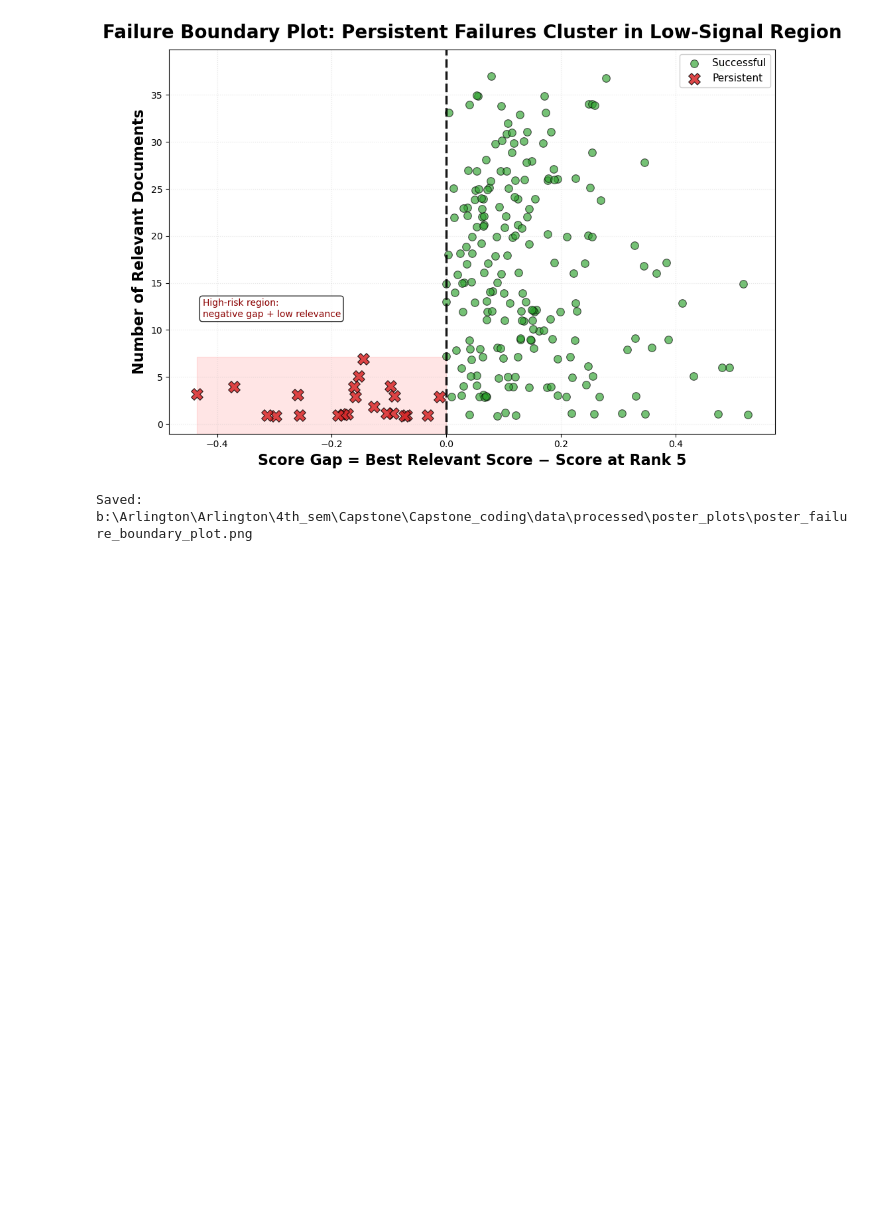
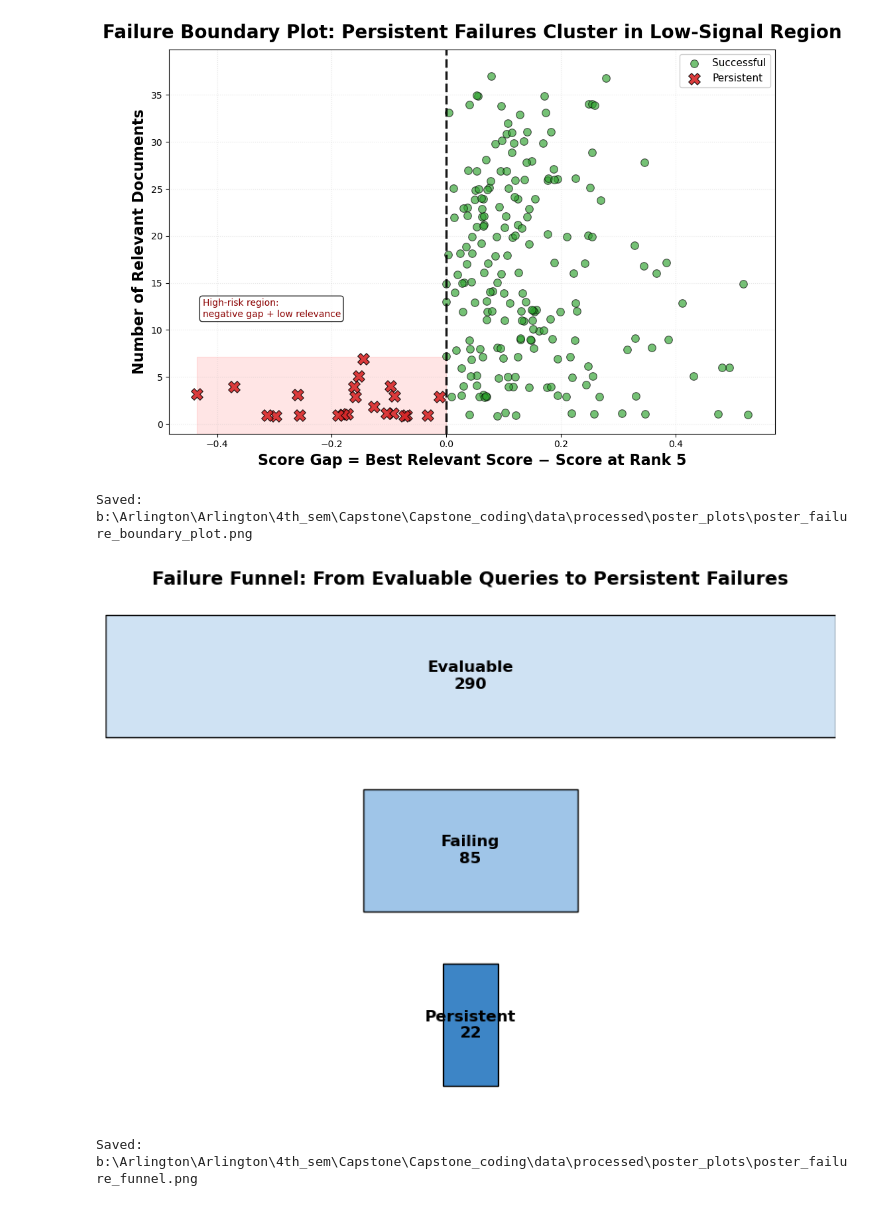
Before and after one commit to KushalMarahatta/Capstone_coding, a Jupyter notebook: notebooks/Poster_plots.ipynb, the cells around one changed output. Drawn from its saved outputs; the diff is of its cells as text; code cells hidden in the pictures; blank space fills up the shorter version.

```diff
--- a/notebooks/Poster_plots.ipynb
+++ b/notebooks/Poster_plots.ipynb
@@ -690,3 +722,53 @@ print("Saved:", output_path)
 # %% [output]
 [figure]
 Saved: b:\Arlington\Arlington\4th_sem\Capstone\Capstone_coding\data\processed\poster_plots\poster_failure_boundary_plot.png
+# %%
+# Optional Poster Plot: Sparsity Funnel
+import pandas as pd
+import matplotlib.pyplot as plt
+from pathlib import Path
+
+PROJECT_ROOT = Path.cwd().parent
+PHASE8_OUTPUT = PROJECT_ROOT / 'data' / 'processed' / 'phase8_structural_analysis'
+POSTER_OUTPUT = PROJECT_ROOT / 'data' / 'processed' / 'poster_plots'
+POSTER_OUTPUT.mkdir(parents=True, exist_ok=True)
+
+summary_json = PHASE8_OUTPUT / 'phase8_summary.json'
+
+import json
+with open(summary_json, 'r') as f:
+    s = json.load(f)
+
+stages = ['Evaluable', 'Failing', 'Persistent']
+values = [
+    s['persistent_count'] + s['non_persistent_count'] + s['successful_count'],
+    s['persistent_count'] + s['non_persistent_count'],
+    s['persistent_count']
+]
+
+fig, ax = plt.subplots(figsize=(8, 6))
+
+max_width = max(values)
+y_positions = [2, 1, 0]
+colors = ['#cfe2f3', '#9fc5e8', '#3d85c6']
+
+for y, val, label, color in zip(y_positions, values, stages, colors):
+    left = (max_width - val) / 2
+    ax.barh(y, val, left=left, height=0.7, color=color, edgecolor='black')
+    ax.text(max_width / 2, y, f'{label}\n{val}', ha='center', va='center', fontsize=12, fontweight='bold')
+
+ax.set_xlim(0, max_width)
+ax.set_yticks([])
+ax.set_xticks([])
+ax.set_title('Failure Funnel: From Evaluable Queries to Persistent Failures', fontsize=14, fontweight='bold')
+for spine in ax.spines.values():
+    spine.set_visible(False)
+
+plt.tight_layout()
+plt.savefig(POSTER_OUTPUT / 'poster_failure_funnel.png', dpi=180, bbox_inches='tight')
+plt.show()
+
+print("Saved:", POSTER_OUTPUT / 'poster_failure_funnel.png')
+# %% [output]
+[figure, added]
+Saved: b:\Arlington\Arlington\4th_sem\Capstone\Capstone_coding\data\processed\poster_plots\poster_failure_funnel.png
```
Also changed, not shown: parts of 4 cells of this notebook.
